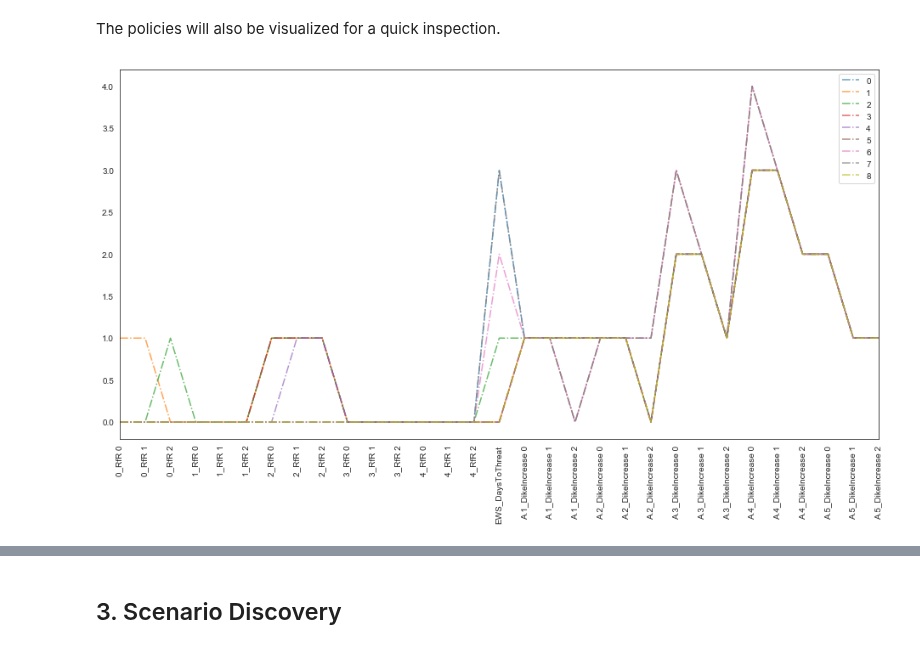
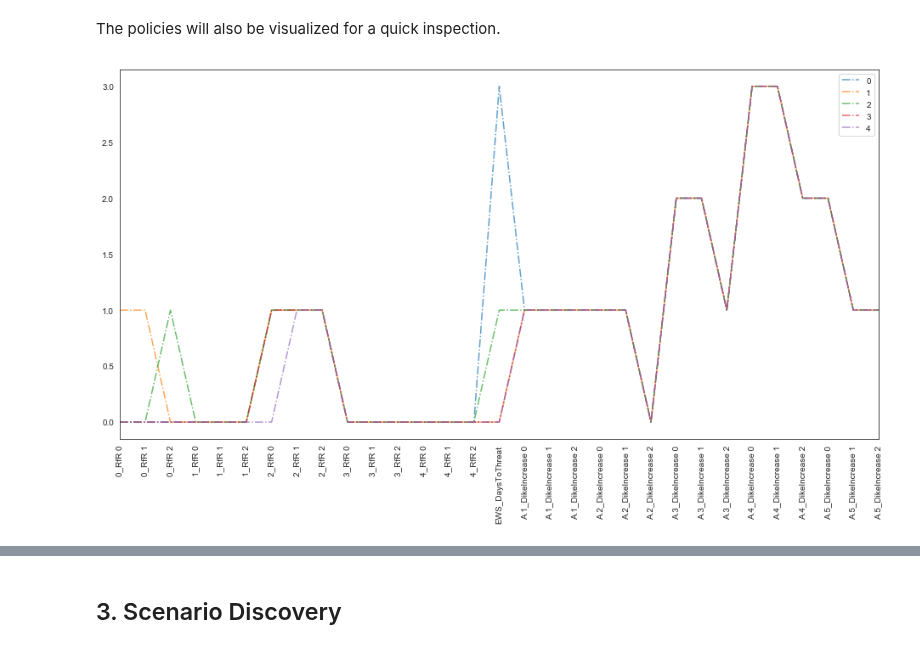
Before and after one commit to WKSu/Model-based-decision-making, a Jupyter notebook: 4-Open-Exploration-MORO-Policies.ipynb, the cells around one changed output, grey strips where cells are left out. Cells and saved outputs as stored; diff of their text form; code cells hidden in the pictures.

```diff
--- a/4-Open-Exploration-MORO-Policies.ipynb
+++ b/4-Open-Exploration-MORO-Policies.ipynb
@@ -202,13 +201,13 @@ data_norm
 # %% [markdown]
 The policies will also be visualized for a quick inspection.
 # %%
-for i in results_MORO.index:
+for i in results_MORO.index[:5]:
     results_MORO.iloc[i, :-5].plot('line', linestyle = '-.', alpha = 0.7)
 
 fig = plt.gcf()
 fig.set_size_inches(16, 8)
 plt.xticks(np.arange(31), y.keys(), rotation=90)
 plt.legend()
 plt.show()
 # %% [output]
-[figure, old version]
+[figure, new version]
```
Also changed, not shown: parts of 8 cells of this notebook, 1 other file.
